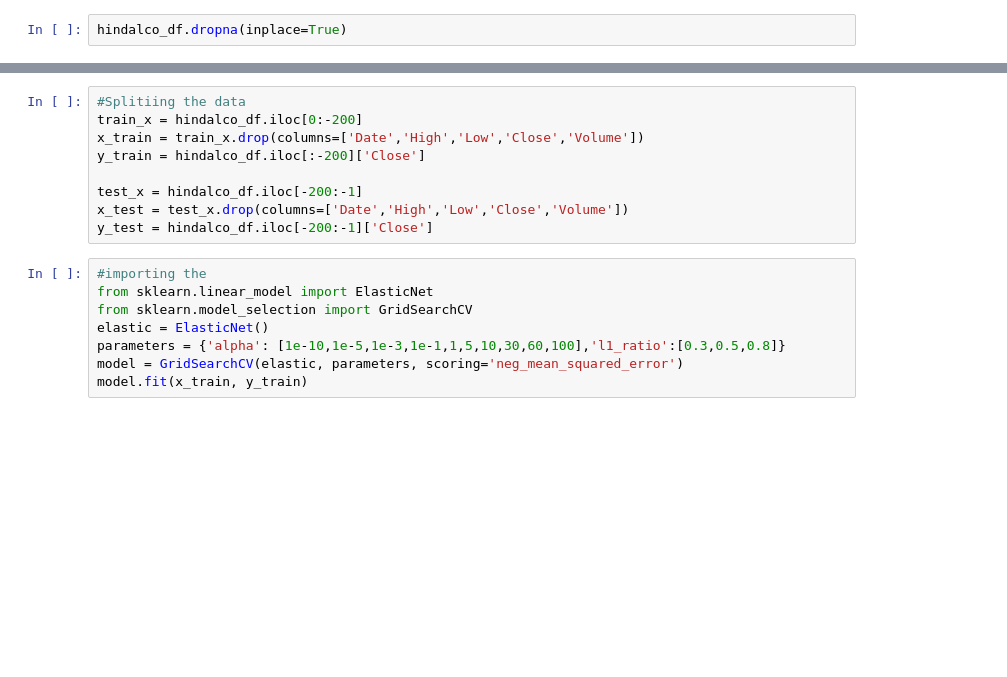
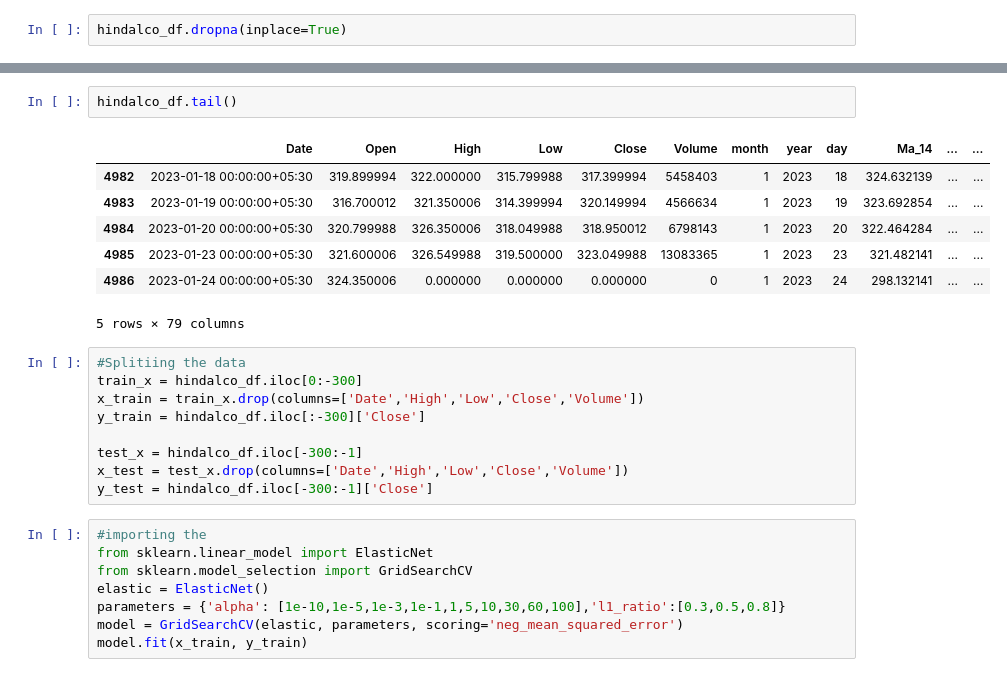
Before and after one commit to Lovejeet-Singh-31/Stock-Price-Prediction, a Jupyter notebook: stock_predict.ipynb, the cells around one changed output, grey strips where cells are left out. Drawn from its saved outputs; the diff is of its cells as text; blank space fills up the shorter version.

```diff
--- a/stock_predict.ipynb
+++ b/stock_predict.ipynb
@@ -418,12 +464,22 @@ hindalco_df.dropna(inplace=True)
+# %%
+hindalco_df.tail()
+# %% [output]
+|  | Date | Open | High | Low | Close | Volume | month | year | day | Ma_14 | ... | ... |
+| 4982 | 2023-01-18 00:00:00+05:30 | 319.899994 | 322.000000 | 315.799988 | 317.399994 | 5458403 | 1 | 2023 | 18 | 324.632139 | ... | ... |
+| 4983 | 2023-01-19 00:00:00+05:30 | 316.700012 | 321.350006 | 314.399994 | 320.149994 | 4566634 | 1 | 2023 | 19 | 323.692854 | ... | ... |
+| 4984 | 2023-01-20 00:00:00+05:30 | 320.799988 | 326.350006 | 318.049988 | 318.950012 | 6798143 | 1 | 2023 | 20 | 322.464284 | ... | ... |
+| 4985 | 2023-01-23 00:00:00+05:30 | 321.600006 | 326.549988 | 319.500000 | 323.049988 | 13083365 | 1 | 2023 | 23 | 321.482141 | ... | ... |
+| 4986 | 2023-01-24 00:00:00+05:30 | 324.350006 | 0.000000 | 0.000000 | 0.000000 | 0 | 1 | 2023 | 24 | 298.132141 | ... | ... |
+5 rows × 79 columns
 # %%
 #Splitiing the data
-train_x = hindalco_df.iloc[0:-200]
+train_x = hindalco_df.iloc[0:-300]
 x_train = train_x.drop(columns=['Date','High','Low','Close','Volume'])
-y_train = hindalco_df.iloc[:-200]['Close']
+y_train = hindalco_df.iloc[:-300]['Close']
 
-test_x = hindalco_df.iloc[-200:-1]
+test_x = hindalco_df.iloc[-300:-1]
 x_test = test_x.drop(columns=['Date','High','Low','Close','Volume'])
-y_test = hindalco_df.iloc[-200:-1]['Close']
+y_test = hindalco_df.iloc[-300:-1]['Close']
 # %%
 #importing the
 from sklearn.linear_model import ElasticNet
```
Also changed, not shown: parts of 15 cells of this notebook.
